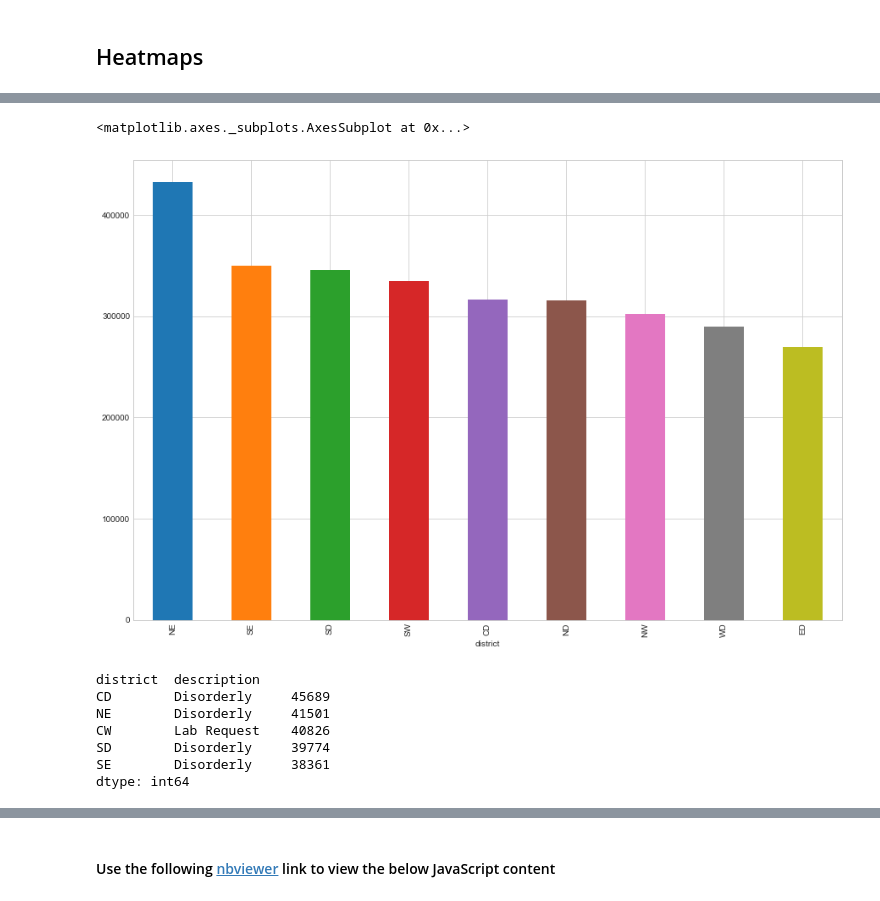
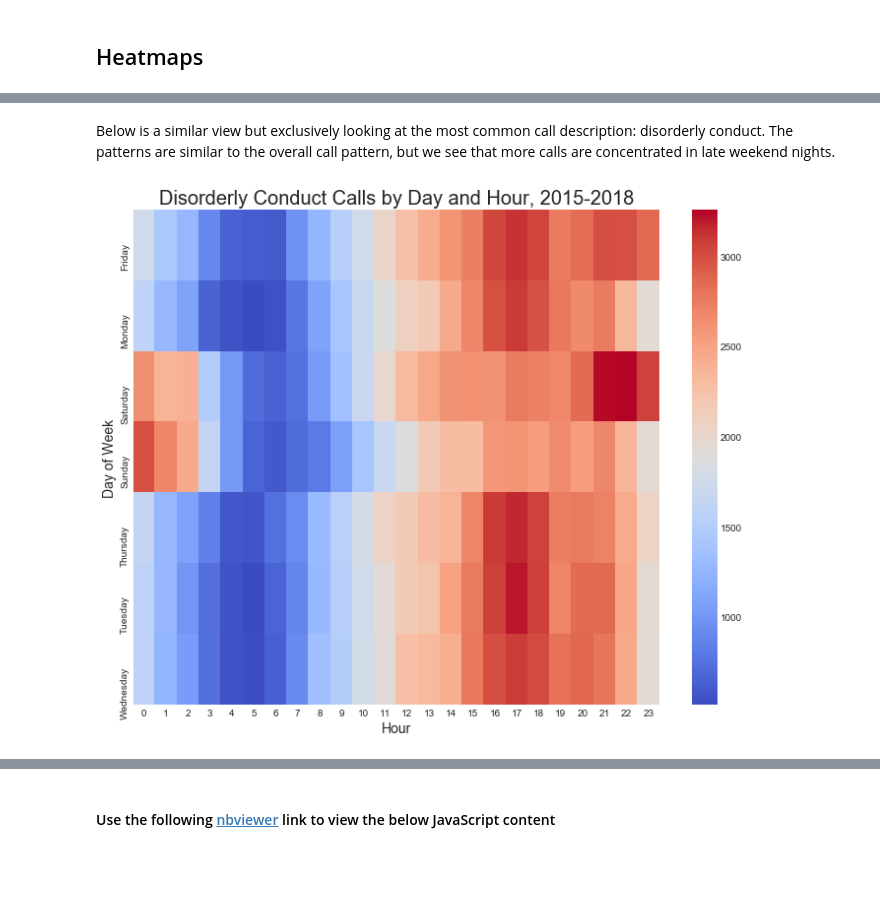
Before and after one commit to ymericson/Seaborn, a Jupyter notebook: Baltimore 911 Calls.ipynb, the cells around one changed output, grey strips where cells are left out. Saved outputs shown, nothing was run; the diff lists cells and outputs as text; code cells hidden in the pictures; blank space fills up the shorter version.

```diff
--- a/Baltimore 911 Calls.ipynb
+++ b/Baltimore 911 Calls.ipynb
@@ -314,23 +324,20 @@ plt.savefig('C:/Users/sonye/PythonPrograms/project-notebooks/all-graphs/8_calls_
-# %%
-# group number of calls by police district
-calls_district = calls.groupby('district').count()['recordid'].sort_values(ascending=False)[:9]
-
-calls_district.rename(index={'NE': 'mu'})
-
-calls_districe, ax = plt.subplots()
-
-calls_district.plot.bar(figsize=(15,10))
-#sns.countplot(x='district', data=calls_district)
-# %% [output]
-<matplotlib.axes._subplots.AxesSubplot at 0x...>
-[figure, removed]
-# %%
-calls.groupby(['district', 'description']).size().sort_values(ascending=False).head()
-# %% [output]
-district  description
-CD        Disorderly     45689
-NE        Disorderly     41501
-CW        Lab Request    40826
-SD        Disorderly     39774
-SE        Disorderly     38361
-dtype: int64
+# %% [markdown]
+Below is a similar view but exclusively looking at the most common call description: disorderly conduct. The patterns are similar to the overall call pattern, but we see that more calls are concentrated in late weekend nights.
+# %%
+# limit calls to top three most common descriptions not related to auto accidents
+calls_disorderly = calls.loc[calls.description.isin(['Disorderly'])]
+
+# group number of disorderly conduct cals by day and hour
+calls_disorderly_dayHour = calls_disorderly.groupby(by=['Day', 'Hour']).count()['recordid'].unstack()
+
+plt.figure(figsize=(10,8))
+calls_disorderly_dayHour_heatmap = sns.heatmap(calls_disorderly_dayHour, cmap='coolwarm')
+plt.title('Disorderly Conduct Calls by Day and Hour, 2015-2018', fontsize=20)
+plt.xlabel('Hour',fontsize=14)
+plt.ylabel('Day of Week',fontsize=14)
+
+plt.tight_layout()
+
+plt.savefig('C:/Users/sonye/PythonPrograms/project-notebooks/all-graphs/9_calls_disorderly_dayHour_heatmap.png', dpi = 400, bbox_inches = 'tight')
+# %% [output]
+[figure, added]
```
Also changed, not shown: parts of 11 cells of this notebook, 5 other files.
